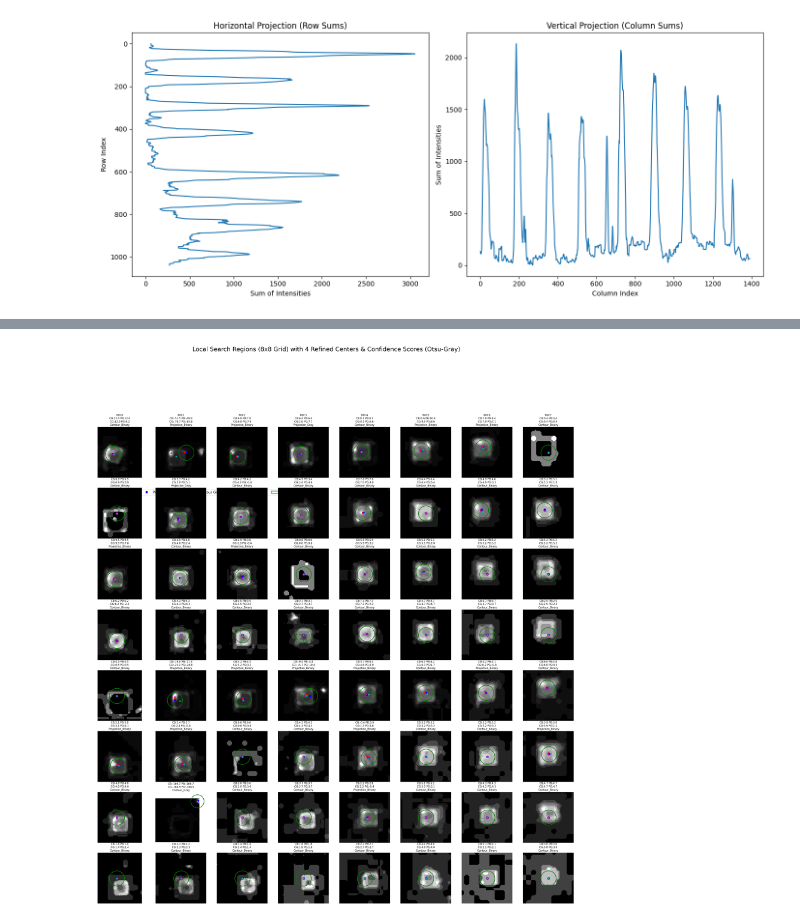
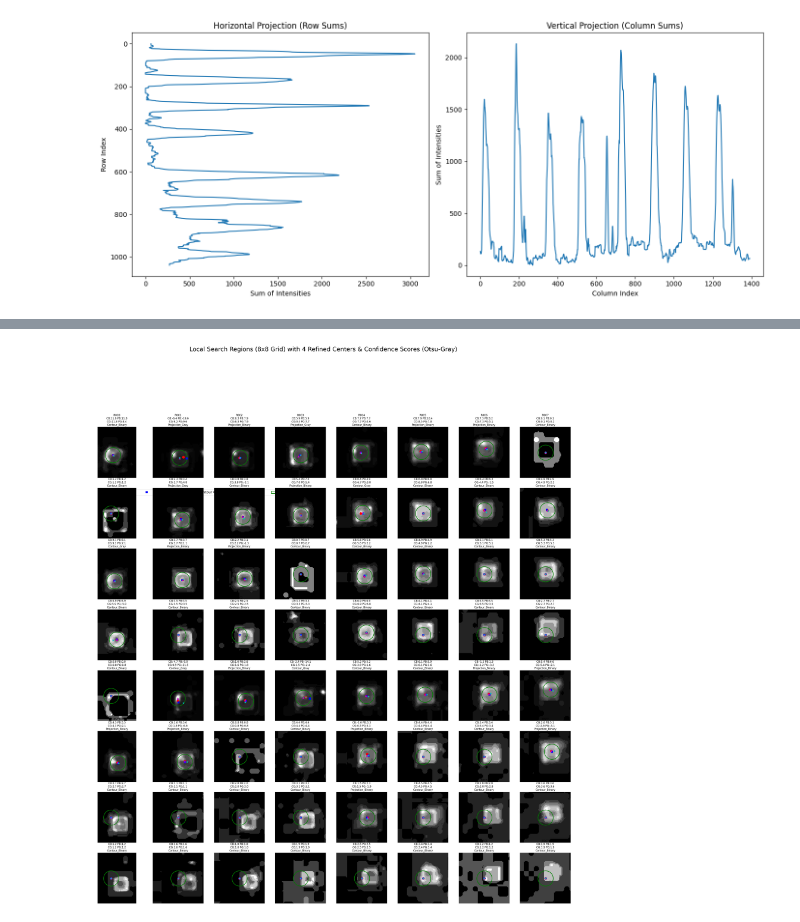
Before and after one commit to XimiPali/Auto_OPDx, a Jupyter notebook: flourescence.ipynb, the cells around one changed output, grey strips where cells are left out. Saved outputs shown, nothing was run; the diff lists cells and outputs as text; code cells hidden in the pictures.

Commit message:
Implement Hybrid Robust-Local Grid Fitting to solve Column 7 center-finding failure

```diff
--- a/flourescence.ipynb
+++ b/flourescence.ipynb
@@ -546,13 +484,6 @@ for r_idx, row_idx in enumerate(horizontal_peaks):
                     bx, by, bw, bh = cv2.boundingRect(best_contour_b)
                     c_cx_b = x_min + int(round(bx + bw/2.0))
                     c_cy_b = y_min + int(round(by + bh/2.0))
-                # Common corners reference from best morphological contour
-                rect = cv2.minAreaRect(best_contour_b)
-                rect_corner_cx = x_min + rect[0][0]
-                rect_corner_cy = y_min + rect[0][1]
-                w_rect, h_rect = rect[1]
-                ar_rect = max(w_rect, h_rect) / (min(w_rect, h_rect) + 1e-5)
-                rect_param = (rect_corner_cx, rect_corner_cy, ar_rect)
             else:
                 c_cx_b, c_cy_b = p_cx_b, p_cy_b
 
@@ -587,6 +518,26 @@ for r_idx, row_idx in enumerate(horizontal_peaks):
             else:
                 c_cx_g, c_cy_g = p_cx_g, p_cy_g
 
+            # Fit minimum area rectangle to locate corner center and aspect ratio from best morphological contour
+            # Fall back to unclosed grayscale contour if closed contour is distorted (e.g., merged with noise)
+            rect_b = cv2.minAreaRect(best_contour_b) if best_contour_b is not None else None
+            rect_g = cv2.minAreaRect(best_contour_g) if best_contour_g is not None else None
+
+            ar_b = max(rect_b[1]) / (min(rect_b[1]) + 1e-5) if rect_b is not None else 999.0
+            ar_g = max(rect_g[1]) / (min(rect_g[1]) + 1e-5) if rect_g is not None else 999.0
+
+            use_g = False
+            if rect_g is not None and ar_g < 1.8:
+                if rect_b is None or ar_b >= 1.8 or abs(ar_g - 1.0) < abs(ar_b - 1.0):
+                    use_g = True
+
+            chosen_rect = rect_g if use_g else rect_b
+            if chosen_rect is not None:
+                rect_corner_cx = x_min + chosen_rect[0][0]
+                rect_corner_cy = y_min + chosen_rect[0][1]
+                w_rect, h_rect = chosen_rect[1]
+                ar_rect = max(w_rect, h_rect) / (min(w_rect, h_rect) + 1e-5)
+                rect_param = (rect_corner_cx, rect_corner_cy, ar_rect)
         row_proj_bin.append((p_cx_b, p_cy_b))
         row_cont_bin.append((c_cx_b, c_cy_b))
         row_proj_gray.append((p_cx_g, p_cy_g))
@@ -647,7 +598,7 @@ else:
                 return float(np.mean(region))
 
             def compute_confidence(mean_val, dist_to_grid, dist_to_corner, aspect_ratio):
-                penalty_corner = dist_to_corner * 1.5
+                penalty_corner = dist_to_corner * 2.0
                 penalty_ar = (aspect_ratio - 1.0) * 15.0
                 penalty_grid = 0.0
                 if dist_to_grid > 15:
@@ -829,7 +780,7 @@ def get_mean_intensity(img, cx, cy, box_w=20):
     return float(np.mean(region))
 
 def compute_confidence(mean_val, dist_to_grid, dist_to_corner=0.0, aspect_ratio=1.0):
-    penalty_corner = dist_to_corner * 1.5
+    penalty_corner = dist_to_corner * 2.0
     penalty_ar = (aspect_ratio - 1.0) * 15.0
 
     penalty_grid = 0.0
@@ -899,34 +850,34 @@ for r_idx in range(8):
         lc_cb = (ccx_b - x_min_crop, ccy_b - y_min_crop)
         lc_pb = (pcx_b - x_min_crop, pcy_b - y_min_crop)
         lc_cg = (ccx_g - x_min_crop, ccy_g - y_min_crop)
         lc_pg = (pcx_g - x_min_crop, pcy_g - y_min_crop)
 
         # Plot candidates
         ax.plot(lc_cb[0], lc_cb[1], 'ro', markersize=11, label='Contour Binary' if (r_idx==0 and c_idx==0) else "")
         ax.plot(lc_pb[0], lc_pb[1], 'bs', markersize=9, label='Projection Binary' if (r_idx==0 and c_idx==0) else "")
         ax.plot(lc_cg[0], lc_cg[1], 'm^', markersize=9, label='Contour Gray' if (r_idx==0 and c_idx==0) else "")
         ax.plot(lc_pg[0], lc_pg[1], 'c*', markersize=9, label='Projection Gray' if (r_idx==0 and c_idx==0) else "")
 
         # Highlight chosen center
         chosen_x = best_coords[0] - x_min_crop
         chosen_y = best_coords[1] - y_min_crop
         circ = patches.Circle((chosen_x, chosen_y), radius=12, linewidth=2.5, edgecolor='g', facecolor='none', label='Chosen' if (r_idx==0 and c_idx==0) else "")
         ax.add_patch(circ)
 
         # Short abbreviation for titles
         title_str = (f"R{r_idx}C{c_idx}\n"
                      f"CB:{scores_dict['Contour_Binary']:.1f} PB:{scores_dict['Projection_Binary']:.1f}\n"
                      f"CG:{scores_dict['Contour_Gray']:.1f} PG:{scores_dict['Projection_Gray']:.1f}\n"
                      f"{best_name}")
         ax.set_title(title_str, fontsize=12)
         ax.axis('off')
 
 plt.suptitle("Local Search Regions (8x8 Grid) with 4 Refined Centers & Confidence Scores (Otsu-Gray)", fontsize=28, y=1.01)
 axes[0, 0].legend(loc='upper left', bbox_to_anchor=(0.0, -0.2), ncol=5, fontsize=16)
 plt.tight_layout()
 plt.show()
 # %% [output]
-[figure, old version]
+[figure, new version]
 # %%
 import pandas as pd
 import numpy as np
```
Also changed, not shown: parts of 6 cells of this notebook, 2 other files.
